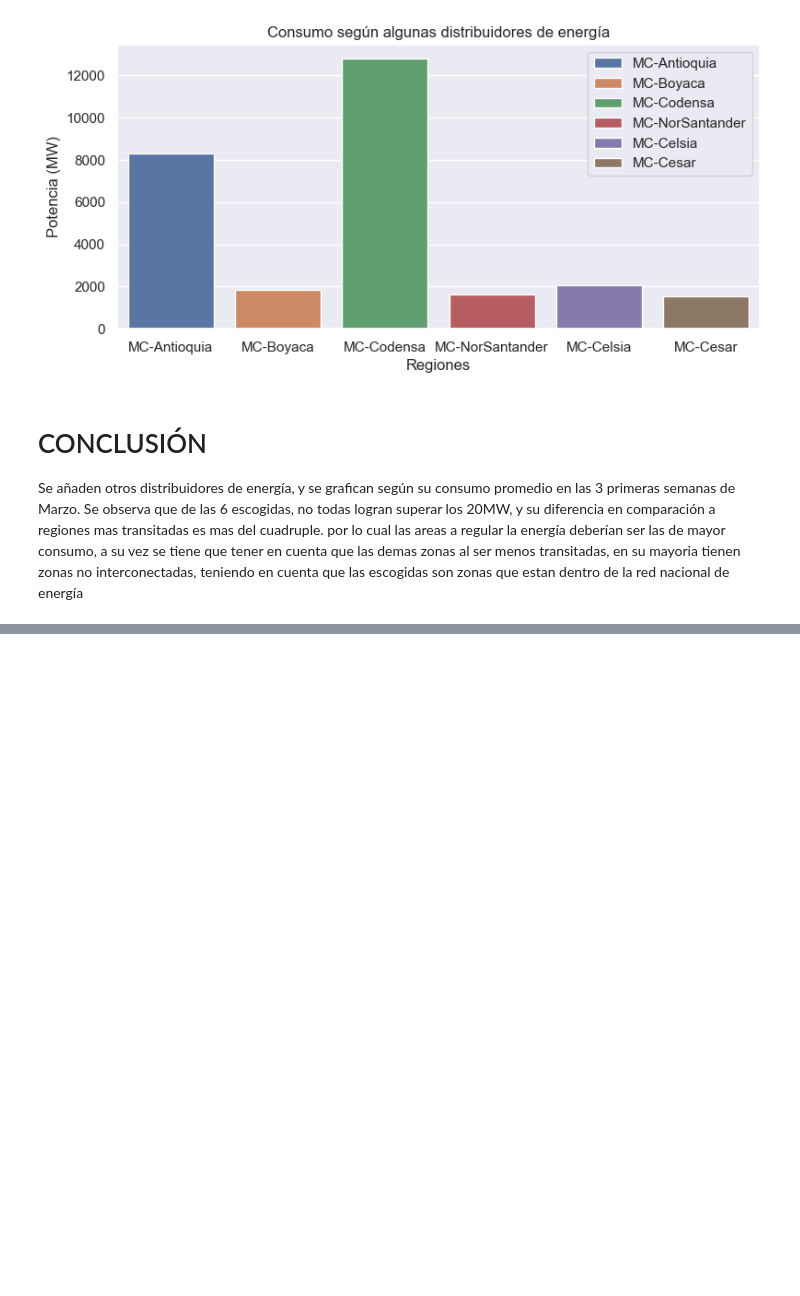
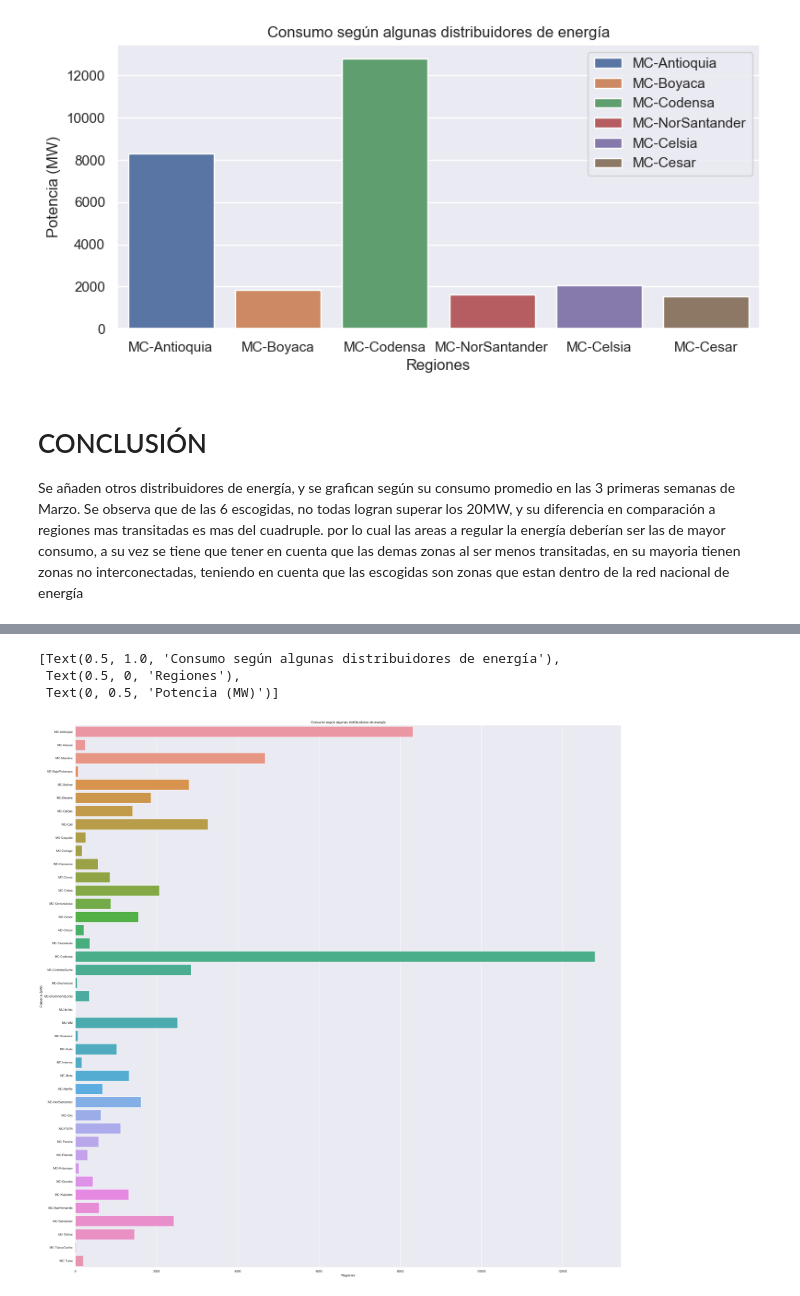
Before and after one commit to JSEB99/bootcamp_DS_BIT, a Jupyter notebook: visualizaciones.ipynb, the cells around one changed output, grey strips where cells are left out. Saved outputs shown, nothing was run; the diff lists cells and outputs as text; code cells hidden in the pictures; blank space fills up the shorter version.

```diff
--- a/visualizaciones.ipynb
+++ b/visualizaciones.ipynb
@@ -226,3 +242,9 @@ sns.barplot(x=titulos,y=comparacion,hue=titulos,ax=ax6,dodge=False).set(title='C
 # %% [markdown]
 # CONCLUSIÓN
 Se añaden otros distribuidores de energía, y se grafican según su consumo promedio en las 3 primeras semanas de Marzo. Se observa que de las 6 escogidas, no todas logran superar los 20MW, y su diferencia en comparación a regiones mas transitadas es mas del cuadruple. por lo cual las areas a regular la energía deberían ser las de mayor consumo, a su vez se tiene que tener en cuenta que las demas zonas al ser menos transitadas, en su mayoria tienen zonas no interconectadas, teniendo en cuenta que las escogidas son zonas que estan dentro de la red nacional de energía
+# %%
+dataset_2 = dataset.reset_index()
+consumo = dataset_2[['Operadores_de_red', 'lunes','martes','miercoles','jueves','viernes','sabado','domingo']].groupby('Operadores_de_red').mean()
+consumo['consumo_promedio_semanal'] = consumo.sum(axis=1)
+consumo_2 = consumo.reset_index()
+consumo_2
@@ -228,0 +269,8 @@ Se añaden otros distribuidores de energía, y se grafican según su consumo pro
+# %%
+fig7, ax7 = plt.subplots(figsize=(35,35))
+sns.barplot(y='Operadores_de_red',x='consumo_promedio_semanal',data=consumo_2,ax=ax7,dodge=False).set(title='Consumo según algunas distribuidores de energía',xlabel='Regiones',ylabel='Potencia (MW)')
+# %% [output]
+[Text(0.5, 1.0, 'Consumo según algunas distribuidores de energía'),
+ Text(0.5, 0, 'Regiones'),
+ Text(0, 0.5, 'Potencia (MW)')]
+[figure, added]
```
Also changed, not shown: parts of 4 cells of this notebook.
